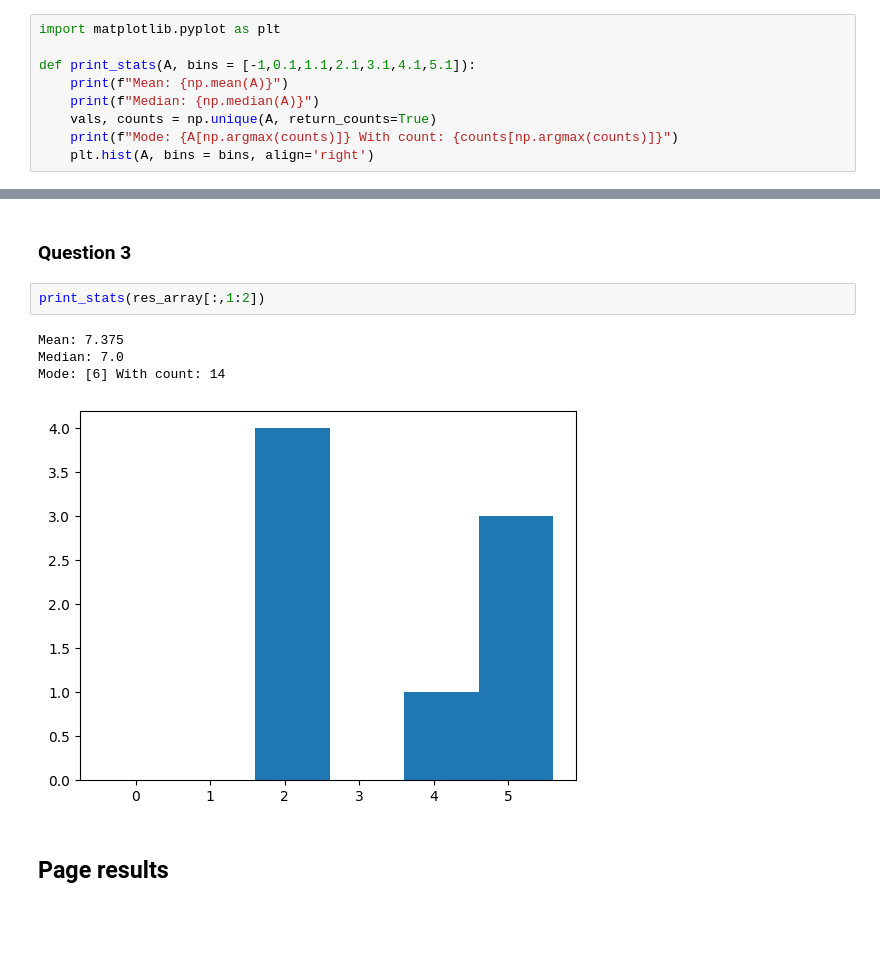
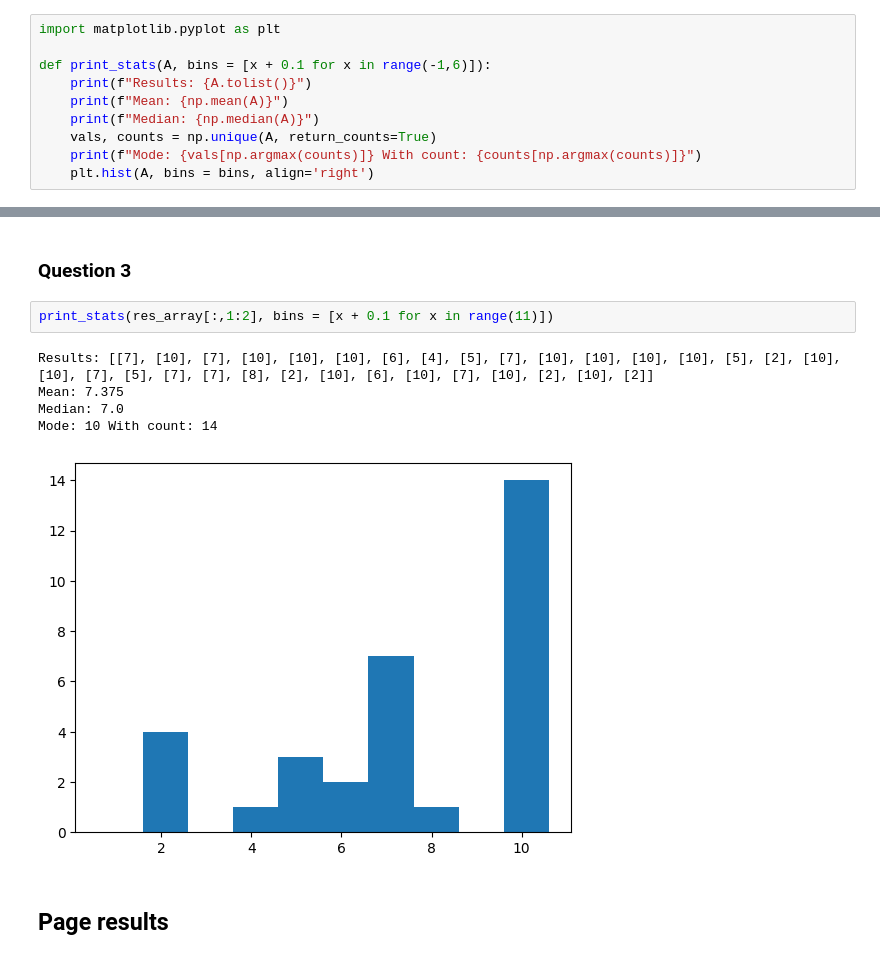
Before and after one commit to cameronrutherford/rrutherford4, a Jupyter notebook: class/cisc2200-fall24/quiz/1/page2.ipynb, the cells around one changed output, grey strips where cells are left out. Drawn from its saved outputs; the diff is of its cells as text; blank space fills up the shorter version.

```diff
--- a/class/cisc2200-fall24/quiz/1/page2.ipynb
+++ b/class/cisc2200-fall24/quiz/1/page2.ipynb
@@ -78,11 +42,12 @@ Question 1: c) Scores [[5, 7], [3, 10], [5, 7], [2, 10], [3, 10], [5, 10], [5, 6
 # %%
 import matplotlib.pyplot as plt
 
-def print_stats(A, bins = [-1,0.1,1.1,2.1,3.1,4.1,5.1]):
+def print_stats(A, bins = [x + 0.1 for x in range(-1,6)]):
+    print(f"Results: {A.tolist()}")
     print(f"Mean: {np.mean(A)}")
     print(f"Median: {np.median(A)}")
     vals, counts = np.unique(A, return_counts=True)
-    print(f"Mode: {A[np.argmax(counts)]} With count: {counts[np.argmax(counts)]}")
+    print(f"Mode: {vals[np.argmax(counts)]} With count: {counts[np.argmax(counts)]}")
     plt.hist(A, bins = bins, align='right')
 # %% [markdown]
 ### Question 2
@@ -98,12 +64,13 @@ Mode: [5] With count: 14
 # %% [markdown]
 ### Question 3
 # %%
-print_stats(res_array[:,1:2])
+print_stats(res_array[:,1:2], bins = [x + 0.1 for x in range(11)])
 # %% [output]
+Results: [[7], [10], [7], [10], [10], [10], [6], [4], [5], [7], [10], [10], [10], [10], [5], [2], [10], [10], [7], [5], [7], [7], [8], [2], [10], [6], [10], [7], [10], [2], [10], [2]]
 Mean: 7.375
 Median: 7.0
-Mode: [6] With count: 14
+Mode: 10 With count: 14
-[figure, old version]
+[figure, new version]
 # %% [markdown]
 ## Page results
 # %%
```
Also changed, not shown: parts of 7 cells of this notebook, 7 other files.
